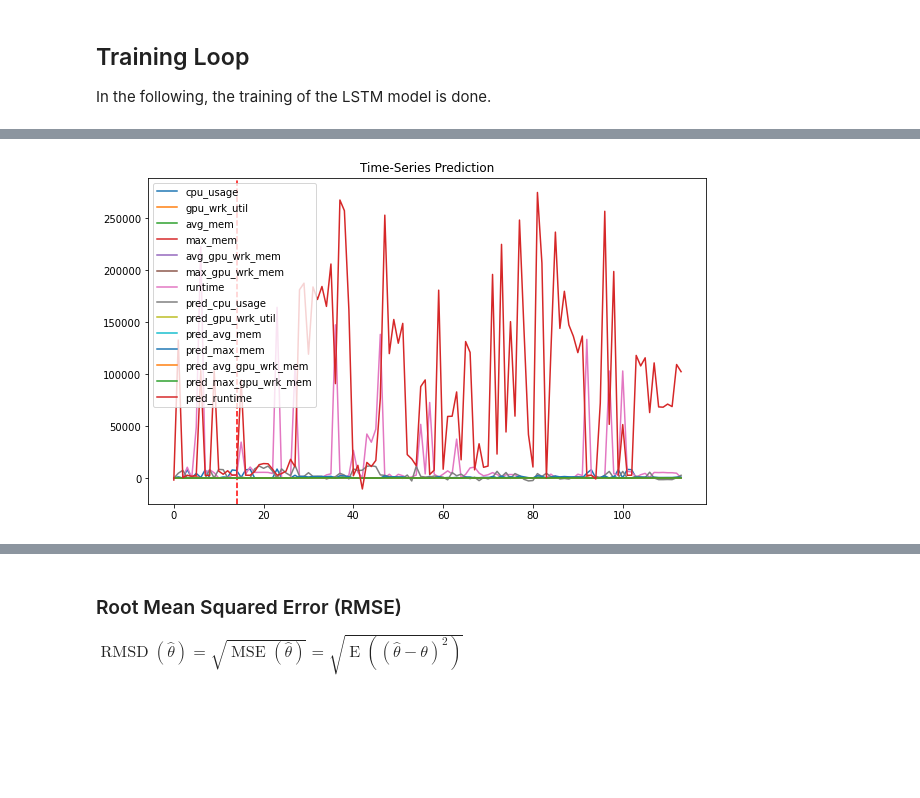
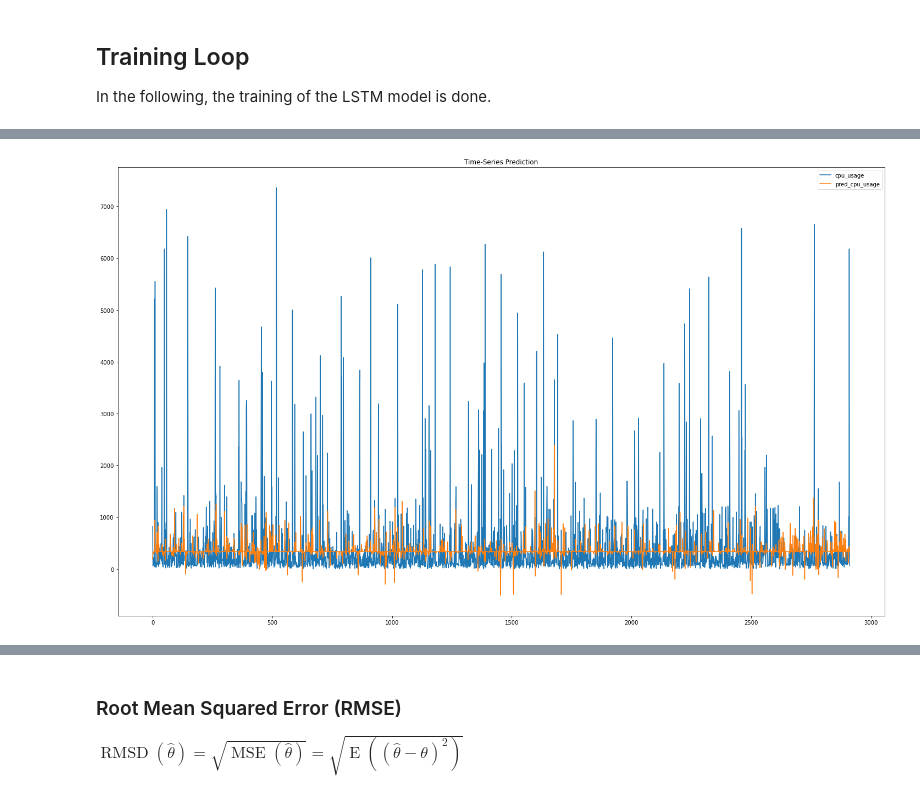
Before and after one commit to MyGodItsFull0fStars/alibaba_clusterdata, a Jupyter notebook: cluster-trace-gpu-v2020/prediction/lstm_utilization_prediction.ipynb, the cells around one changed output, grey strips where cells are left out. Drawn from its saved outputs; the diff is of its cells as text; code cells hidden in the pictures; blank space fills up the shorter version.

```diff
--- a/cluster-trace-gpu-v2020/prediction/lstm_utilization_prediction.ipynb
+++ b/cluster-trace-gpu-v2020/prediction/lstm_utilization_prediction.ipynb
@@ -87,14 +90,14 @@ Now the dataset gets split into test and training dataset.
 
 *Note: To later be able to convert the dataset into Tensors, it is necessary to convert them to numpy arrays via `.to_numpy()`*.
 # %%
-TRAIN_SPLIT: int = 14
-TEST_SPLIT = TRAIN_SPLIT + 9
+TRAIN_SPLIT: int = 450
+TEST_SPLIT = TRAIN_SPLIT + 100
 
 X_train = X_ss[:TRAIN_SPLIT].to_numpy()
 X_test = X_ss[TRAIN_SPLIT:TEST_SPLIT].to_numpy()
 
 y_train = y_mm[:TRAIN_SPLIT].to_numpy()
-y_test = y_mm[TRAIN_SPLIT:].to_numpy()
+y_test = y_mm[TRAIN_SPLIT:TEST_SPLIT].to_numpy()
 
 print("Training Shape", X_train.shape, y_train.shape)
 print("Testing Shape", X_test.shape, y_test.shape)
@@ -250,26 +251,32 @@ df_X_ss = Variable(torch.Tensor(df_X_ss))
 df_y_mm = Variable(torch.Tensor(df_y_mm))
 # reshaping the dataset
 df_X_ss = torch.reshape(df_X_ss, (df_X_ss.shape[0], 1, df_X_ss.shape[1]))
+# %%
+# Evaluation Mode
+lstm.eval()
+
+# forward pass
+train_predict = lstm(df_X_ss)
+data_predict = train_predict.data.numpy()
+dataY_plot = df_y_mm.data.numpy()
+
+# reverse transformation
+data_predict = mm_scaler.inverse_transform(data_predict)
+dataY_plot = mm_scaler.inverse_transform(dataY_plot)
+# %%
+data_predict_df = pd.DataFrame(data_predict, columns=df.columns)
+data_y_plot_df = pd.DataFrame(dataY_plot, columns=df.columns)
 # %%
-# Evaluation Mode
-lstm.eval()
+plt.figure(figsize=(25, 15))  # plotting
+# plt.axvline(x=TRAIN_SPLIT, c='r', linestyle='--')  # size of the training set
+pred_colums = ['pred_' + col for col in df.columns]
 
-# forward pass
-train_predict = lstm(df_X_ss)
-data_predict = train_predict.data.numpy()
-dataY_plot = df_y_mm.data.numpy()
+column = df.columns[0]
 
-data_predict = mm_scaler.inverse_transform(
-    data_predict)  # reverse transformation
-dataY_plot = mm_scaler.inverse_transform(dataY_plot)
-plt.figure(figsize=(10, 6))  # plotting
-plt.axvline(x=TRAIN_SPLIT, c='r', linestyle='--')  # size of the training set
-
-plt.plot(dataY_plot, label=df.columns)  # actual plot
-pred_colums = ['pred_' + col for col in df.columns]
-plt.plot(data_predict, label=pred_colums)  # predicted plot
+plt.plot(data_y_plot_df[column], label=column)  # actual plot
+plt.plot(data_predict_df[column], label='pred_' + column)  # predicted plot
 plt.title('Time-Series Prediction')
 plt.legend()
 plt.show()
 # %% [output]
-[figure, old version]
+[figure, new version]
```
Also changed, not shown: parts of 17 cells of this notebook.
